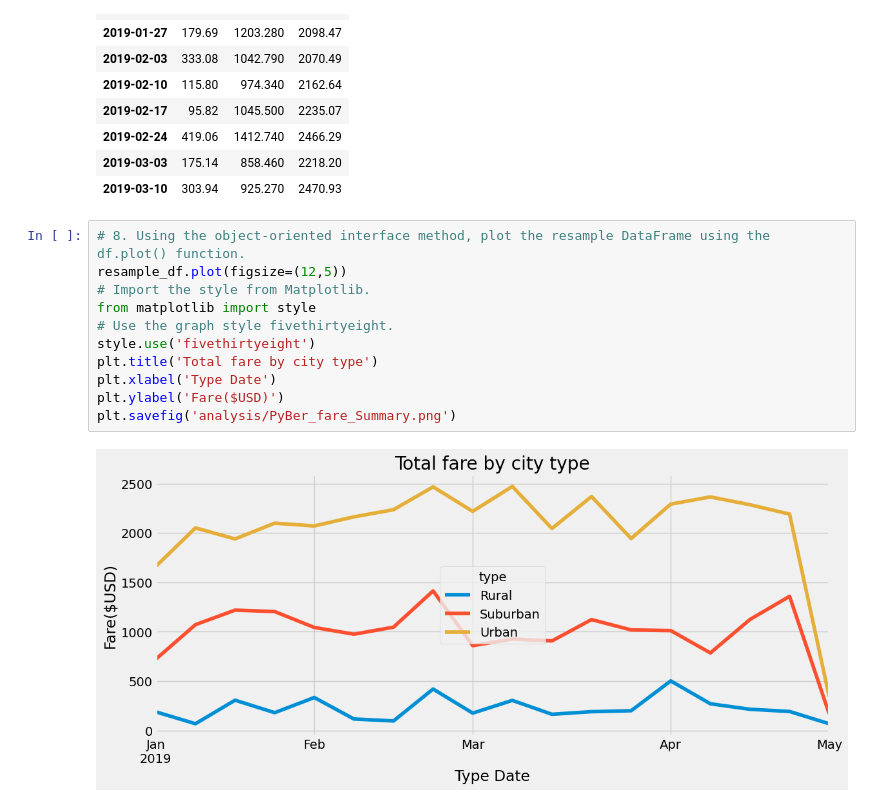
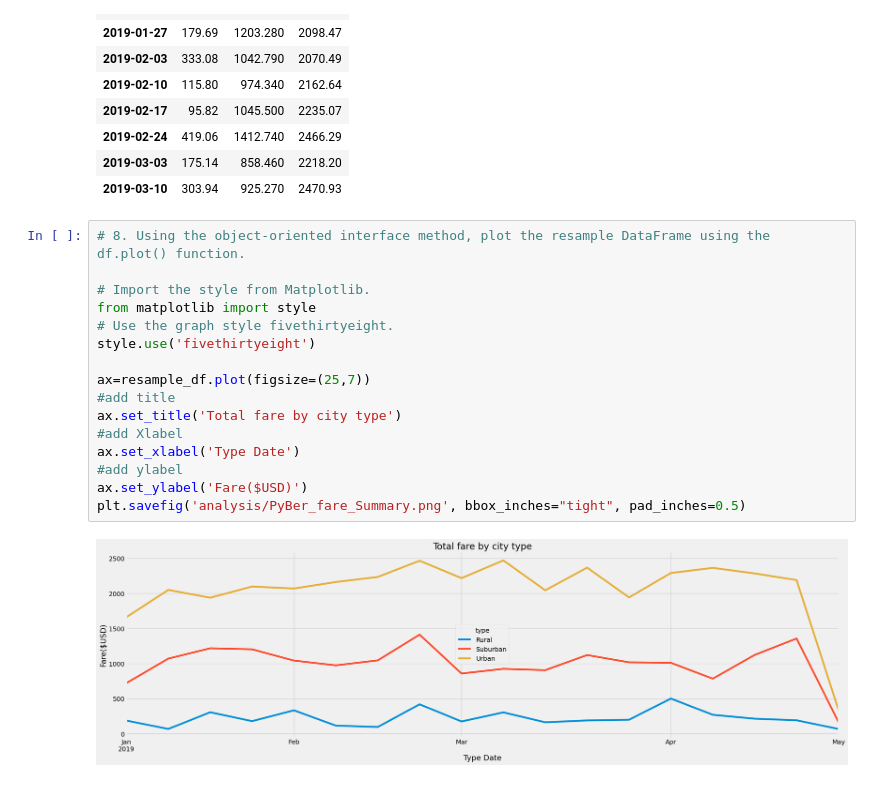
Before and after one commit to priyan2115/PyBer_Analysis, a Jupyter notebook: PyBer_Challenge.ipynb, the cells around one changed output. Saved outputs shown, nothing was run; the diff lists cells and outputs as text.

```diff
--- a/PyBer_Challenge.ipynb
+++ b/PyBer_Challenge.ipynb
@@ -292,14 +292,19 @@ resample_df.head(10)
 | 2019-03-10 | 303.94 | 925.270 | 2470.93 |
 # %%
 # 8. Using the object-oriented interface method, plot the resample DataFrame using the df.plot() function.
-resample_df.plot(figsize=(12,5))
+
 # Import the style from Matplotlib.
 from matplotlib import style
 # Use the graph style fivethirtyeight.
 style.use('fivethirtyeight')
-plt.title('Total fare by city type')
-plt.xlabel('Type Date')
-plt.ylabel('Fare($USD)')
-plt.savefig('analysis/PyBer_fare_Summary.png')
+
+ax=resample_df.plot(figsize=(25,7))
+#add title
+ax.set_title('Total fare by city type')
+#add Xlabel
+ax.set_xlabel('Type Date')
+#add ylabel
+ax.set_ylabel('Fare($USD)')
+plt.savefig('analysis/PyBer_fare_Summary.png', bbox_inches="tight", pad_inches=0.5)
 # %% [output]
-[figure, old version]
+[figure, new version]
```
Also changed, not shown: 16 other files.
